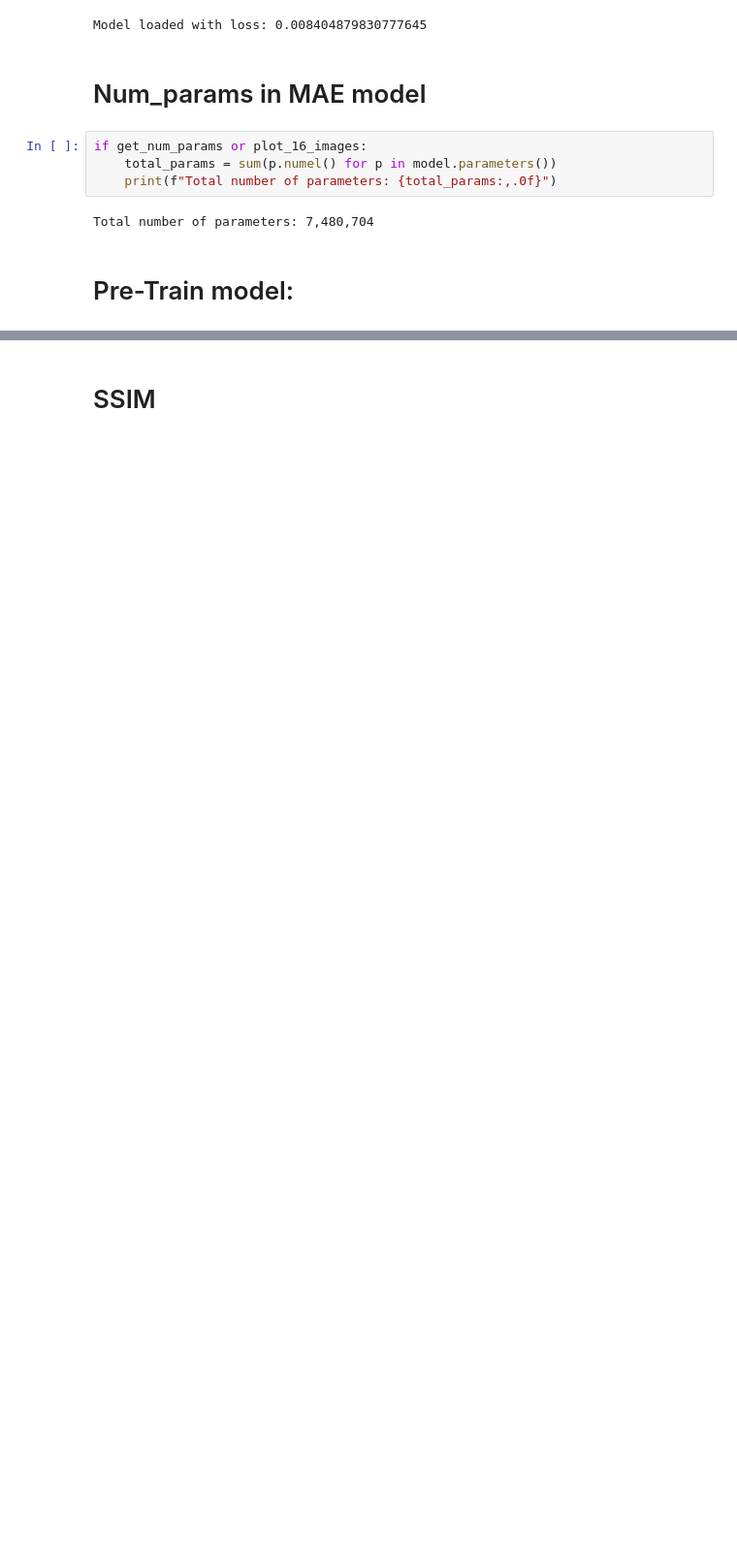
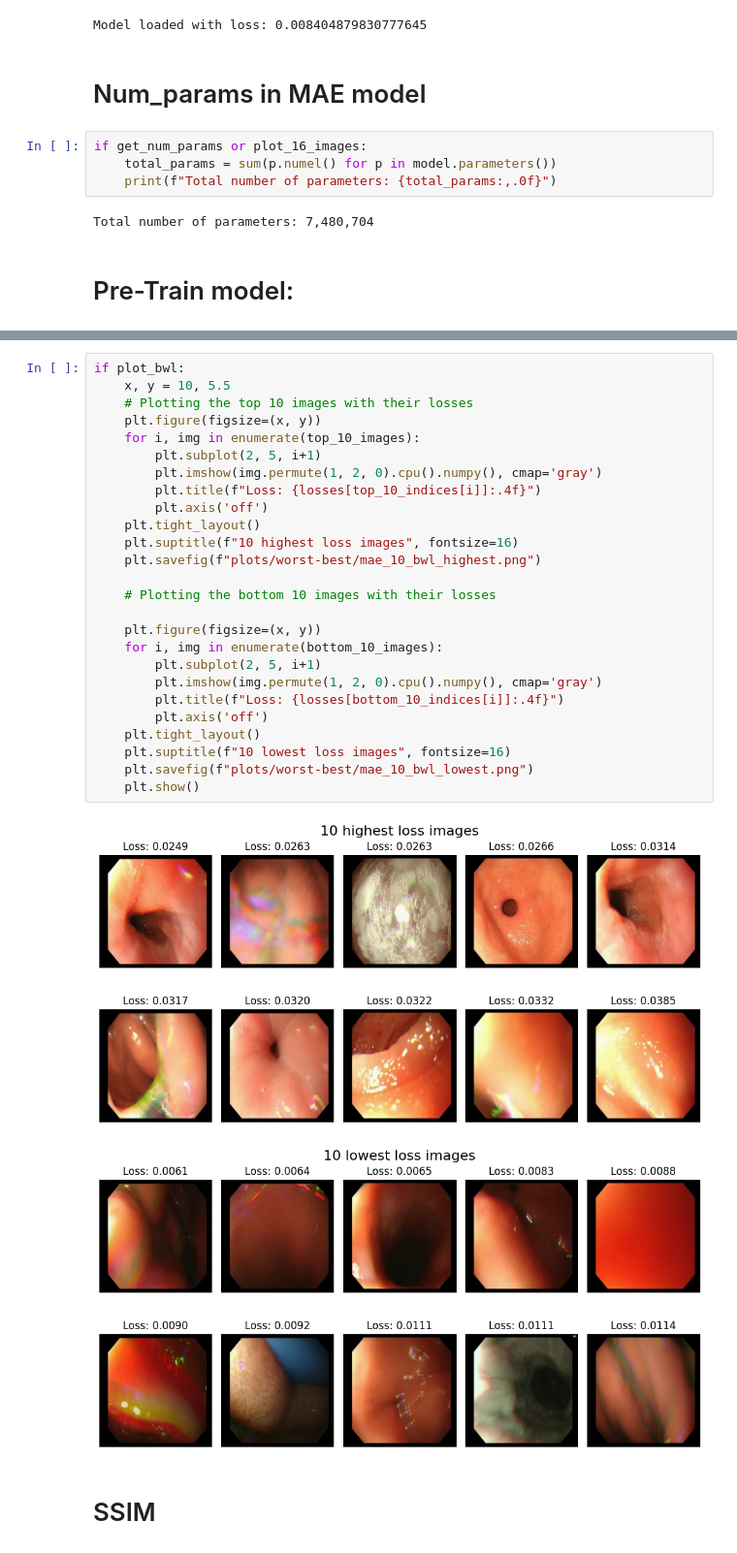
Before and after one commit to alexandermittet/BA, a Jupyter notebook: w_notebook8_SSIM.ipynb, the cells around one changed output, grey strips where cells are left out. Shown at 97% size. Cells and saved outputs as stored; diff of their text form; blank space fills up the shorter version.

```diff
--- a/w_notebook8_SSIM.ipynb
+++ b/w_notebook8_SSIM.ipynb
@@ -489,2 +519,31 @@ plot_16_images()
+# %%
+if plot_bwl:
+    x, y = 10, 5.5
+    # Plotting the top 10 images with their losses
+    plt.figure(figsize=(x, y))
+    for i, img in enumerate(top_10_images):
+        plt.subplot(2, 5, i+1)
+        plt.imshow(img.permute(1, 2, 0).cpu().numpy(), cmap='gray')
+        plt.title(f"Loss: {losses[top_10_indices[i]]:.4f}")
+        plt.axis('off')
+    plt.tight_layout()
+    plt.suptitle(f"10 highest loss images", fontsize=16)
+    plt.savefig(f"plots/worst-best/mae_10_bwl_highest.png")
+
+    # Plotting the bottom 10 images with their losses
+
+    plt.figure(figsize=(x, y))
+    for i, img in enumerate(bottom_10_images):
+        plt.subplot(2, 5, i+1)
+        plt.imshow(img.permute(1, 2, 0).cpu().numpy(), cmap='gray')
+        plt.title(f"Loss: {losses[bottom_10_indices[i]]:.4f}")
+        plt.axis('off')
+    plt.tight_layout()
+    plt.suptitle(f"10 lowest loss images", fontsize=16)
+    plt.savefig(f"plots/worst-best/mae_10_bwl_lowest.png")
+    plt.show()
+# %% [output]
+[figure, added]
+[figure, added]
 # %% [markdown]
 # SSIM
```
Also changed, not shown: parts of 16 cells of this notebook.
